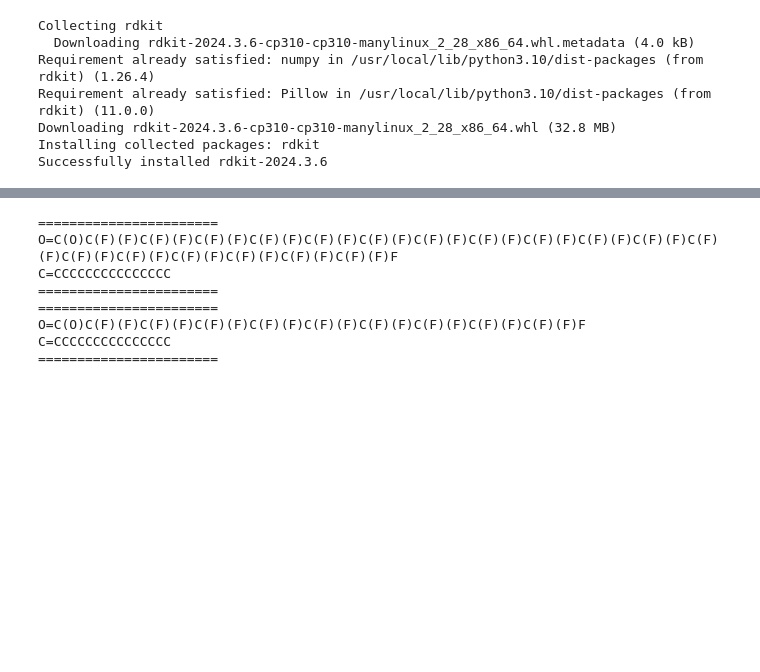
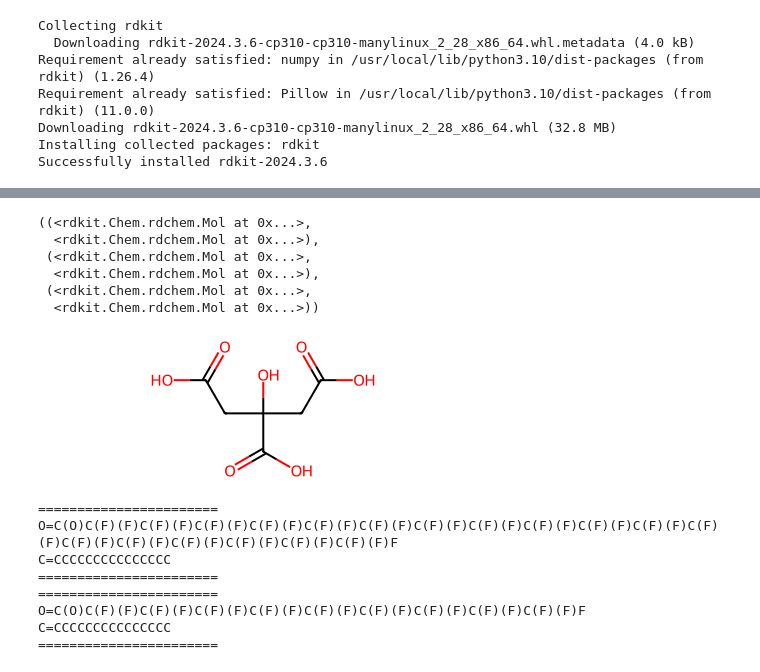
Before and after one commit to prajitrr/smiles_generation, a Jupyter notebook: bulk_smiles_generation.ipynb, the cells around one changed output, grey strips where cells are left out. Drawn from its saved outputs; the diff is of its cells as text; code cells hidden in the pictures; blank space fills up the shorter version.

```diff
--- a/bulk_smiles_generation.ipynb
+++ b/bulk_smiles_generation.ipynb
@@ -21,3 +35,19 @@ from tqdm import tqdm
+# %%
+amidation_reaction = AllChem.ReactionFromSmarts("[N;D1:2][#6:3].[C:4](=O)[O;D1:1]>>[O:2].[C:4](=O)[N:1][#6:3]")
+r1_mol = Chem.MolFromSmiles("CN")
+r2_mol = Chem.MolFromSmiles("OC(C(O)=O)(CC(O)=O)CC(O)=O")
+amidation_reaction.RunReactants((r1_mol, r2_mol))
+# %% [output]
+((<rdkit.Chem.rdchem.Mol at 0x...>,
+  <rdkit.Chem.rdchem.Mol at 0x...>),
+ (<rdkit.Chem.rdchem.Mol at 0x...>,
+  <rdkit.Chem.rdchem.Mol at 0x...>),
+ (<rdkit.Chem.rdchem.Mol at 0x...>,
+  <rdkit.Chem.rdchem.Mol at 0x...>))
+# %%
+r1_mol
+# %% [output]
+[figure, added]
 # %%
 # @title Input file name and names of columns containing compound name, SMILES, and sample ID
 file_name = "AP_807-811.csv" # @param {"type":"string"}
```
Also changed, not shown: parts of 3 cells of this notebook, 7 other files.
